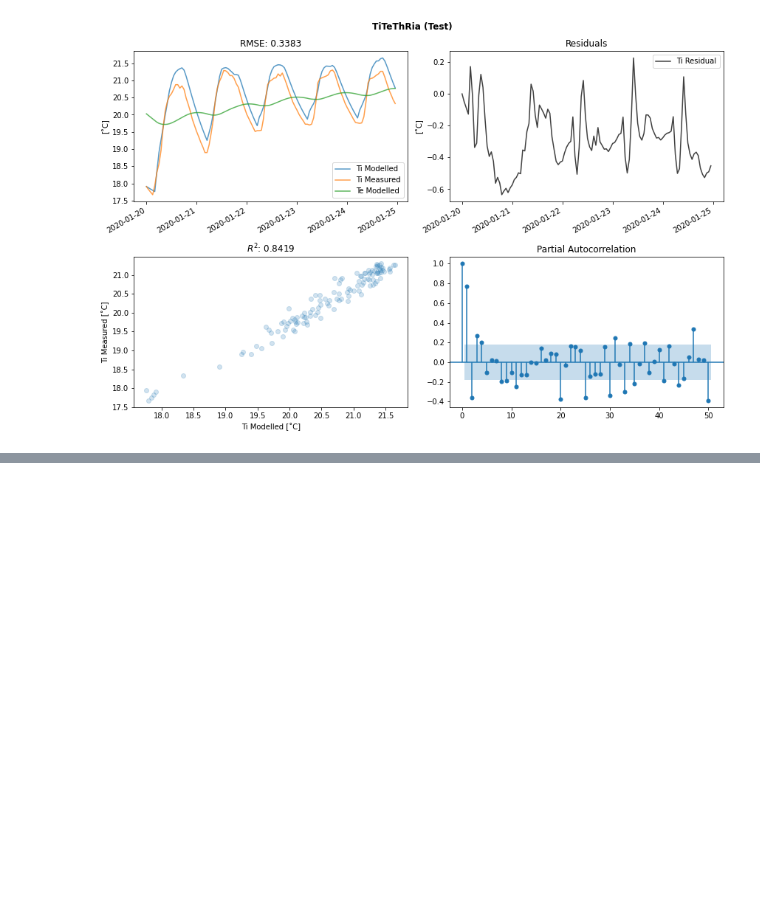
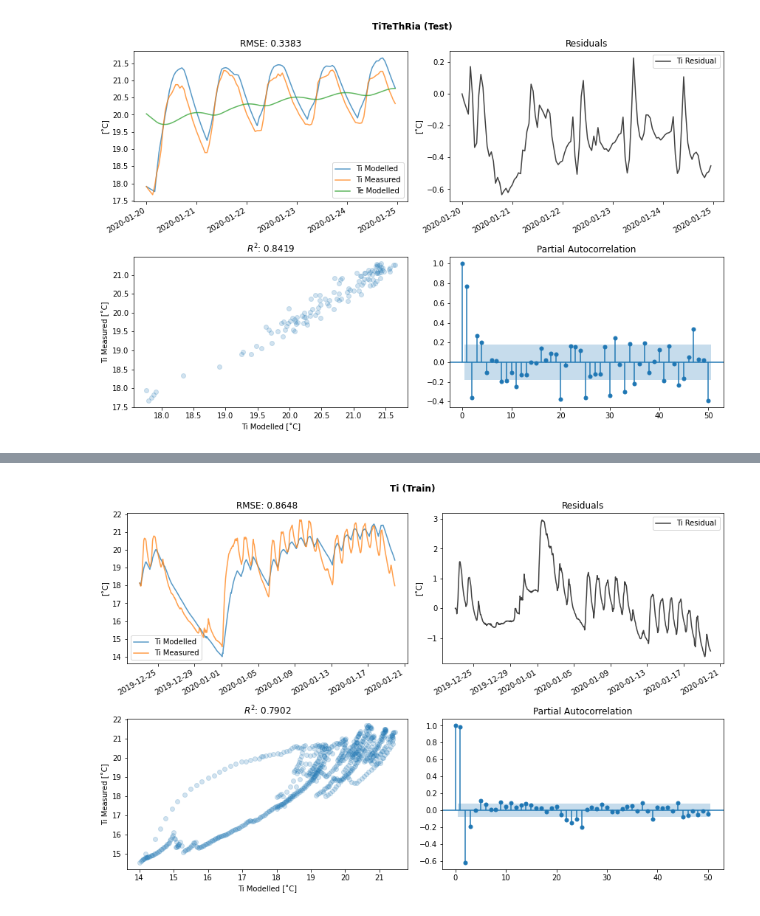
Before and after one commit to czagoni/darkgreybox, a Jupyter notebook: docs/tutorials/darkgrey_poc_demo_04.ipynb, the cells around one changed output, grey strips where cells are left out. Drawn from its saved outputs; the diff is of its cells as text; code cells hidden in the pictures; blank space fills up the shorter version.

Commit message:
docs: update tutorials with improved plotting (#19)

```diff
--- a/docs/tutorials/darkgrey_poc_demo_04.ipynb
+++ b/docs/tutorials/darkgrey_poc_demo_04.ipynb
@@ -135,7 +136,7 @@ prefit_splits = KFold(n_splits=int(len(X_train) / 24), shuffle=False).split(X_tr
 # %% [markdown]
 To evaluate the performance of our models we will need to define an error metric. Again, there is a wide range of options available from `sklearn`:
 # %%
-error_metric = mean_squared_error
+error_metric = rmse
 # %% [markdown]
 We can define a prefit "survival threshold" to trim the number of model fits during the training process. Any models achieving a higher error during the prefit stage will not make it into the training stage.
 # %%
@@ -241,0 +245,4 @@ plot(y_test, test_results, 'TiTeThRia (Test)')
+# %%
+plot(y_train, df.loc[4, ('train', 'model_result')], 'Ti (Train)')
+# %% [output]
+[figure, added]
```
Also changed, not shown: parts of 6 cells of this notebook, 4 other files.
